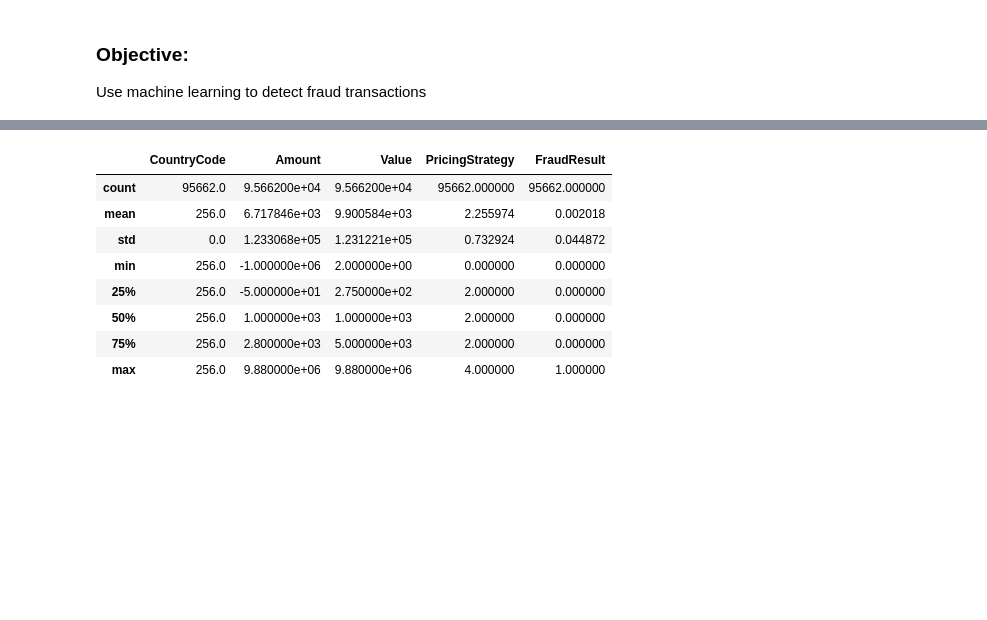
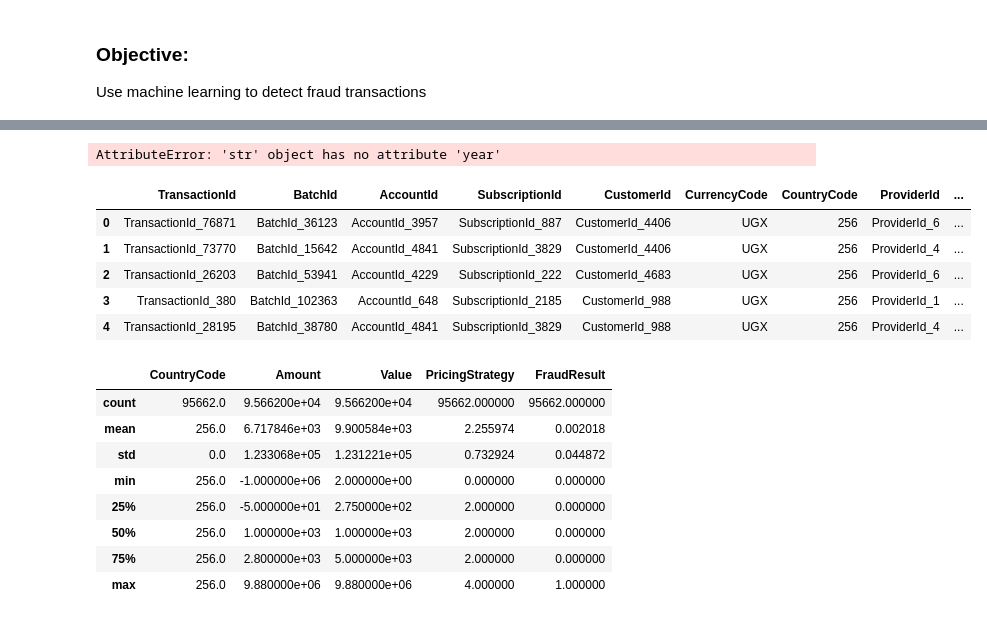
Before and after one commit to wkirui/sturdy-xente, a Jupyter notebook: Xente Fraud Detection Model.ipynb, the cells around one changed output, grey strips where cells are left out. Drawn from its saved outputs; the diff is of its cells as text; code cells hidden in the pictures; blank space fills up the shorter version.

```diff
--- a/Xente Fraud Detection Model.ipynb
+++ b/Xente Fraud Detection Model.ipynb
@@ -39,3 +65,42 @@ print(training_data.head(),training_data.tail())
+# %%
+#Split the transaction time into days,weekday/weekend
+#split the hours into time of day(morning,afternoon,night)
+x = "2018-11-15T15:18:49Z"
+x1 = x.split('T',2)[0]
+y=pd.to_datetime(x)
+z =pd.Timestamp(x)
+#z1 = pd.datetime(y)
+x1
+#day of the week: 0,1,2,3,4,5,6
+y.time().hour
+# %% [output]
+AttributeError: 'str' object has no attribute 'year'
+# %%
+#A function to extract year, month,day & hour from date column
+def extract_date(data,column):
+    '''The function take a dataframe and a column string arguments'''
+    data["TransactionYear"]= data[column].apply(lambda x: x.year)
+    data["TransactionMonth"]= data[column].apply(lambda x: x.month)
+    data["TransactionDay"]= data[column].apply(lambda x: x.dayofweek)
+    data["TransactionHour"]= data[column].apply(lambda x: x.time().hour)
+
+
+#add date & Month to the data
+#convert TransactionStartTime to data
+training_data['TransactionStartTime'] = pd.to_datetime(training_data['TransactionStartTime'])
+extract_date(training_data,'TransactionStartTime')
+
+training_data.head()
+#classify day of transaction as either weekend or weekday
+#classify the time of day into morning,afternoon,evening(/night)
+#data["TransactionDayofWeek"]= data[column].apply(lamba x: x.dayofweek)
+# %% [output]
+|  | TransactionId | BatchId | AccountId | SubscriptionId | CustomerId | CurrencyCode | CountryCode | ProviderId | ... |
+| 0 | TransactionId_76871 | BatchId_36123 | AccountId_3957 | SubscriptionId_887 | CustomerId_4406 | UGX | 256 | ProviderId_6 | ... |
+| 1 | TransactionId_73770 | BatchId_15642 | AccountId_4841 | SubscriptionId_3829 | CustomerId_4406 | UGX | 256 | ProviderId_4 | ... |
+| 2 | TransactionId_26203 | BatchId_53941 | AccountId_4229 | SubscriptionId_222 | CustomerId_4683 | UGX | 256 | ProviderId_6 | ... |
+| 3 | TransactionId_380 | BatchId_102363 | AccountId_648 | SubscriptionId_2185 | CustomerId_988 | UGX | 256 | ProviderId_1 | ... |
+| 4 | TransactionId_28195 | BatchId_38780 | AccountId_4841 | SubscriptionId_3829 | CustomerId_988 | UGX | 256 | ProviderId_4 | ... |
 # %%
 #transaction summary : quick stats on numerical data
 training_data.describe()
```
Also changed, not shown: parts of 5 cells of this notebook.
